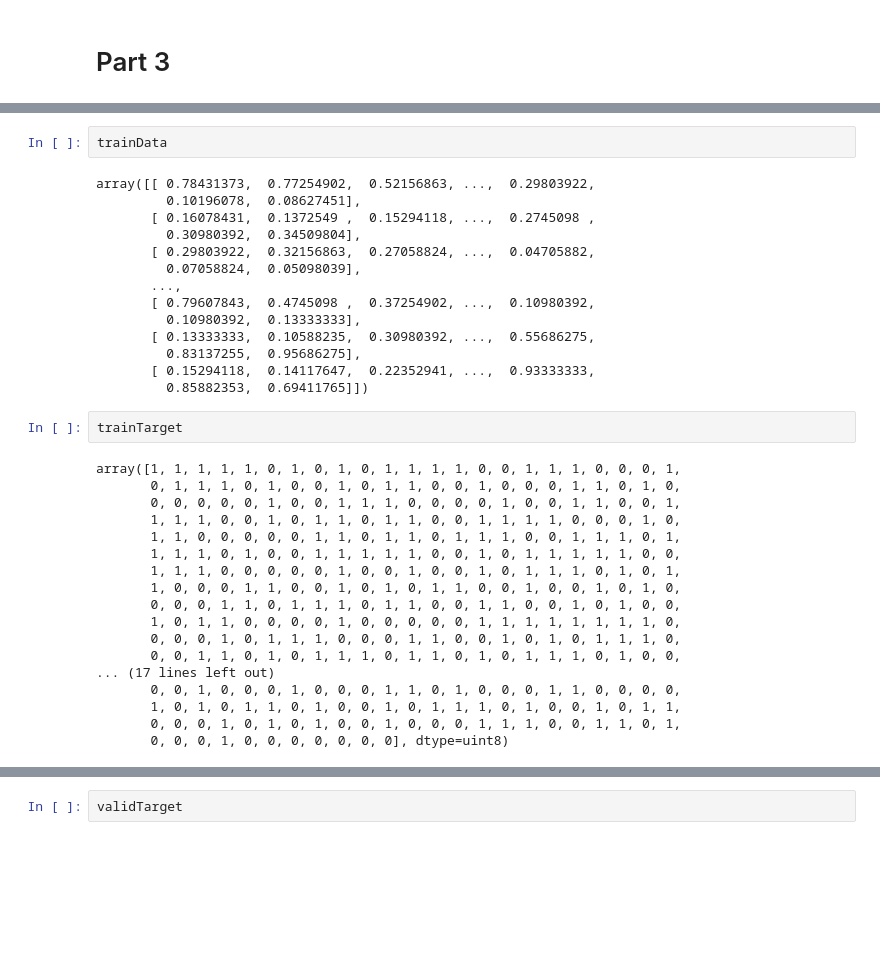
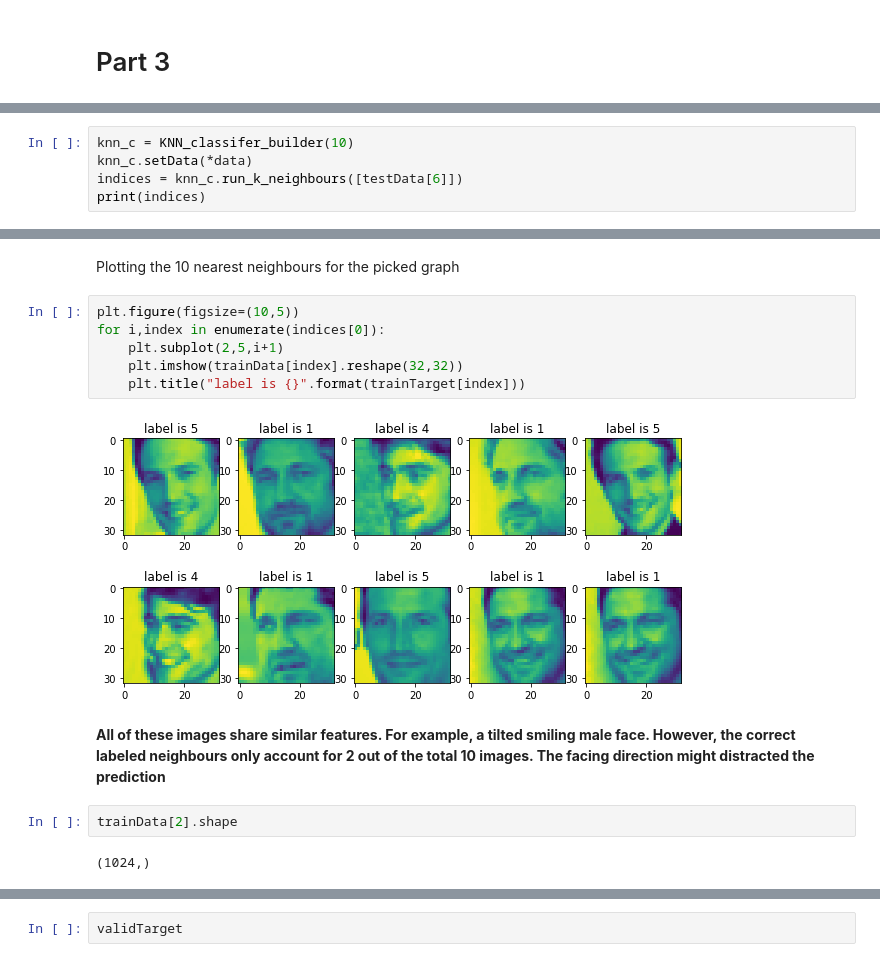
Before and after one commit to heherbertzhang/Machine-Learning-ECE521, a Jupyter notebook: Assignment 1/knn_lab.ipynb, the cells around one changed output, grey strips where cells are left out. Drawn from its saved outputs; the diff is of its cells as text; blank space fills up the shorter version.

```diff
--- a/Assignment 1/knn_lab.ipynb
+++ b/Assignment 1/knn_lab.ipynb
@@ -150,0 +261,5 @@ data = [trainData, trainTarget, validData, validTarget, testData, testTarget]
+# %%
+knn_c = KNN_classifer_builder(10)
+knn_c.setData(*data)
+indices = knn_c.run_k_neighbours([testData[6]])
+print(indices)
@@ -151,36 +276,16 @@ data = [trainData, trainTarget, validData, validTarget, testData, testTarget]
+# %% [markdown]
+Plotting the 10 nearest neighbours for the picked graph
+# %%
+plt.figure(figsize=(10,5))
+for i,index in enumerate(indices[0]):
+    plt.subplot(2,5,i+1)
+    plt.imshow(trainData[index].reshape(32,32))
+    plt.title("label is {}".format(trainTarget[index]))
+# %% [output]
+[figure, added]
+# %% [markdown]
+**All of these images share similar features. For example, a tilted smiling male face. However, the correct labeled neighbours only account for 2 out of the total 10 images. The facing direction might distracted the prediction**
 # %%
-trainData
+trainData[2].shape
 # %% [output]
-array([[ 0.78431373,  0.77254902,  0.52156863, ...,  0.29803922,
-         0.10196078,  0.08627451],
-       [ 0.16078431,  0.1372549 ,  0.15294118, ...,  0.2745098 ,
-         0.30980392,  0.34509804],
-       [ 0.29803922,  0.32156863,  0.27058824, ...,  0.04705882,
-         0.07058824,  0.05098039],
-       ...,
-       [ 0.79607843,  0.4745098 ,  0.37254902, ...,  0.10980392,
-         0.10980392,  0.13333333],
-       [ 0.13333333,  0.10588235,  0.30980392, ...,  0.55686275,
-         0.83137255,  0.95686275],
-       [ 0.15294118,  0.14117647,  0.22352941, ...,  0.93333333,
-         0.85882353,  0.69411765]])
+(1024,)
-# %%
-trainTarget
-# %% [output]
-array([1, 1, 1, 1, 1, 0, 1, 0, 1, 0, 1, 1, 1, 1, 0, 0, 1, 1, 1, 0, 0, 0, 1,
-       0, 1, 1, 1, 0, 1, 0, 0, 1, 0, 1, 1, 0, 0, 1, 0, 0, 0, 1, 1, 0, 1, 0,
-       0, 0, 0, 0, 0, 1, 0, 0, 1, 1, 1, 0, 0, 0, 0, 1, 0, 0, 1, 1, 0, 0, 1,
-       1, 1, 1, 0, 0, 1, 0, 1, 1, 0, 1, 1, 0, 0, 1, 1, 1, 1, 0, 0, 0, 1, 0,
-       1, 1, 0, 0, 0, 0, 0, 1, 1, 0, 1, 1, 0, 1, 1, 1, 0, 0, 1, 1, 1, 0, 1,
-       1, 1, 1, 0, 1, 0, 0, 1, 1, 1, 1, 1, 0, 0, 1, 0, 1, 1, 1, 1, 1, 0, 0,
-       1, 1, 1, 0, 0, 0, 0, 0, 1, 0, 0, 1, 0, 0, 1, 0, 1, 1, 1, 0, 1, 0, 1,
-       1, 0, 0, 0, 1, 1, 0, 0, 1, 0, 1, 0, 1, 1, 0, 0, 1, 0, 0, 1, 0, 1, 0,
-       0, 0, 0, 1, 1, 0, 1, 1, 1, 0, 1, 1, 0, 0, 1, 1, 0, 0, 1, 0, 1, 0, 0,
-       1, 0, 1, 1, 0, 0, 0, 0, 1, 0, 0, 0, 0, 0, 1, 1, 1, 1, 1, 1, 1, 1, 0,
-       0, 0, 0, 1, 0, 1, 1, 1, 0, 0, 0, 1, 1, 0, 0, 1, 0, 1, 0, 1, 1, 1, 0,
-       0, 0, 1, 1, 0, 1, 0, 1, 1, 1, 0, 1, 1, 0, 1, 0, 1, 1, 1, 0, 1, 0, 0,
-... (17 lines left out)
-       0, 0, 1, 0, 0, 0, 1, 0, 0, 0, 1, 1, 0, 1, 0, 0, 0, 1, 1, 0, 0, 0, 0,
-       1, 0, 1, 0, 1, 1, 0, 1, 0, 0, 1, 0, 1, 1, 1, 0, 1, 0, 0, 1, 0, 1, 1,
-       0, 0, 0, 1, 0, 1, 0, 1, 0, 0, 1, 0, 0, 0, 1, 1, 1, 0, 0, 1, 1, 0, 1,
-       0, 0, 0, 1, 0, 0, 0, 0, 0, 0, 0], dtype=uint8)
```
Also changed, not shown: parts of 21 cells of this notebook.
